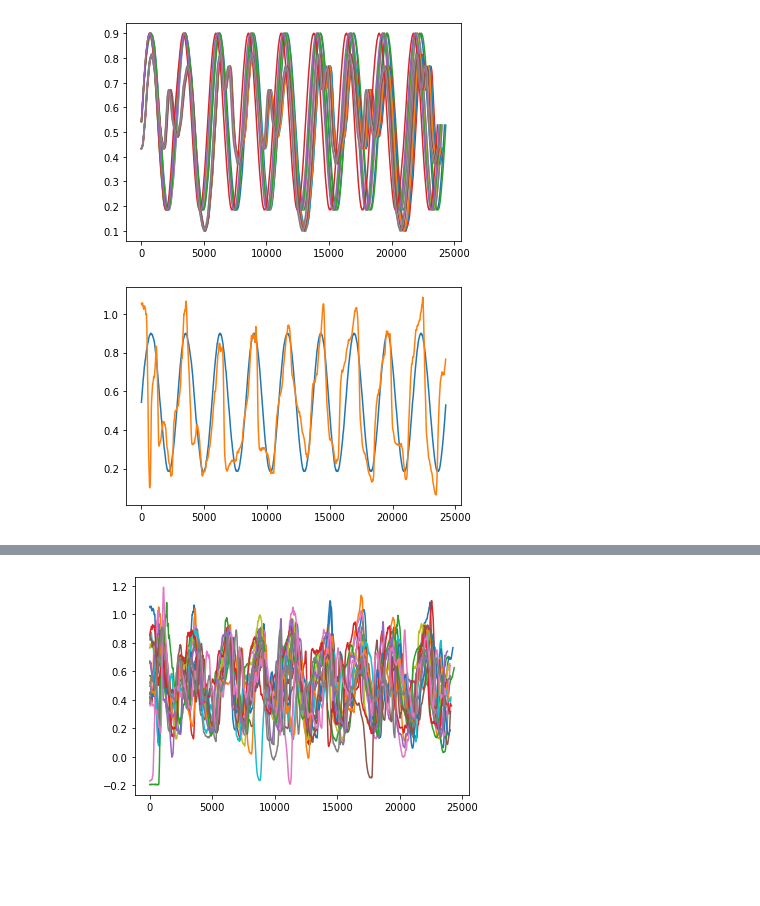
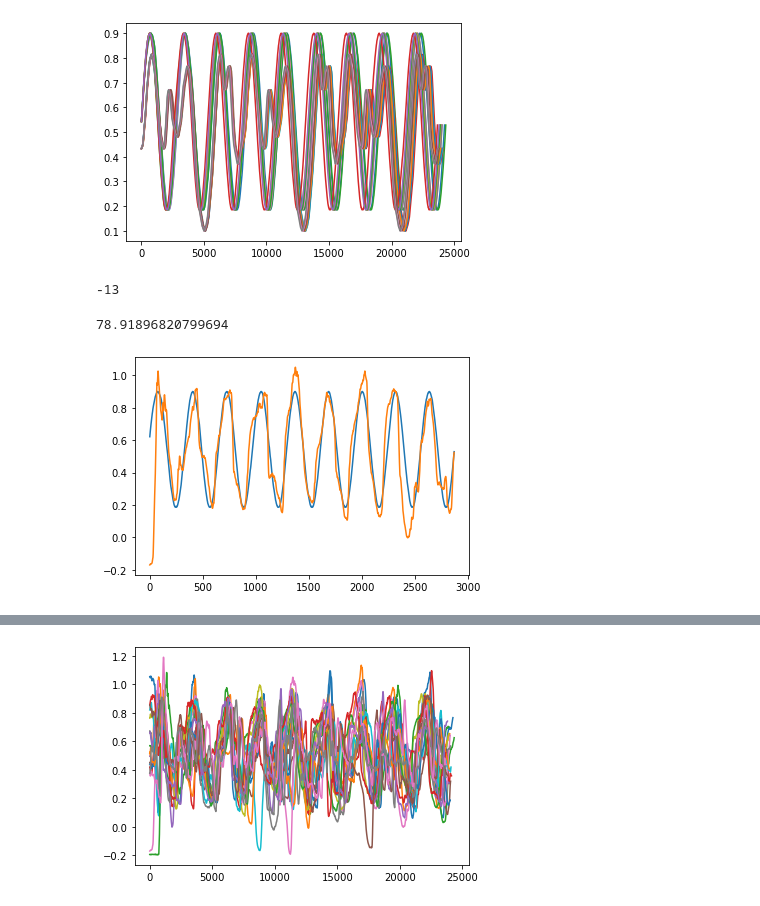
Before and after one commit to neuralabc/spft-java, a Jupyter notebook: spft/ComputingBxMetrics_testing.ipynb, the cells around one changed output, grey strips where cells are left out. Cells and saved outputs as stored; diff of their text form; code cells hidden in the pictures; blank space fills up the shorter version.

Commit message:
lag vals should now be correclty reported and snipped

```diff
--- a/spft/ComputingBxMetrics_testing.ipynb
+++ b/spft/ComputingBxMetrics_testing.ipynb
@@ -107,13 +107,6 @@ def score_spft_data(data,device_idx=0,description = "e.g., right hand performanc
     for_time_all = np.array(for_resp['times'])
     for_vals_all = compute_normalized_force_response(np.array(for_resp['values']),MVC) #convert to normalized value for comparison
 
-    all_lag_xcorr_ms = []
-    all_lag_lstsq_ms = []
-    all_raw_rmse = []
-    all_raw_sse = []
-    all_rmse = []
-    all_sse = []
-
     res = {} #results dictionary
     for key in data.keys():
         if not (key in exclude_meta_keys):
@@ -179,7 +172,7 @@ def score_spft_data(data,device_idx=0,description = "e.g., right hand performanc
             # ref_vals_interp = interp1d(ref_time,ref_vals,kind='cubic')(for_time) #does not seem to make a difference here
             trial_lag_xcorr = lag_calc(ref_vals_interp,for_vals_interp) #in samples
             time_per_interval = np.mean(np.diff(common_time)) #time, in ms
-            time_std_per_interval = np.std(np.diff(common_time)) #time, in ms
+            # time_std_per_interval = np.std(np.diff(common_time)) #time, in ms
             trial_lag_xcorr_ms = trial_lag_xcorr*time_per_interval
             common_time = common_time - common_time[0] #zero time so that our plots start at 0
             trial_lag_ms = lag_calc_ms(common_time,ref_vals_interp,for_vals_interp) #alternative way, not sure if this is correct in the end
@@ -189,15 +182,17 @@ def score_spft_data(data,device_idx=0,description = "e.g., right hand performanc
             trial_rmse = np.sqrt(np.mean((ref_vals_interp-for_vals_interp)**2)) #root mean squared error
             trial_sse = ((ref_vals_interp-for_vals_interp)**2).sum()
 
+            # if (block_idx == 2) and (trial_idx == 4):
+            #     return ref_vals_interp,for_vals_interp,trial_lag_xcorr,time_per_interval
 
             # we now take the aligned vectors, snip the parts that we do not have data for, and compare to compute our lag-aligned version
             if trial_lag_xcorr >0: #we have a lag (i.e., the force comes after the reference)
                 snipped_for_vals = for_vals_interp[trial_lag_xcorr:]
-                snipped_ref_vals = ref_vals_interp[0:trial_lag_xcorr*-1]
+                snipped_ref_vals = ref_vals_interp[0:-trial_lag_xcorr]
                 # snipped_for_time = for_time[trial_lag_xcorr:]
             elif trial_lag_xcorr <0: #force preceded the reference
-                snipped_for_vals = for_vals_interp[0:trial_lag_xcorr*-1]
-                snipped_ref_vals = ref_vals_interp[trial_lag_xcorr:]
+                snipped_for_vals = for_vals_interp[0:trial_lag_xcorr]
+                snipped_ref_vals = ref_vals_interp[trial_lag_xcorr*-1:]
                 # snipped_for_time = for_time[0:trial_lag_xcorr*-1]
             elif trial_lag_xcorr == 0:
                 snipped_for_vals = for_vals_interp
@@ -313,8 +375,18 @@ for idx in range(len(res['trial_data']['ref_interp'])):
+# %%
+# idx =0
+# idx=16
+idx=6
+lag_calc(res['trial_data']['ref_interp'][idx],res['trial_data']['for_interp'][idx])
+# %% [output]
+-13
 # %%
-for idx in range(1):
-    plt.plot(res['trial_data']['ref_time_raw'][idx]-res['trial_data']['ref_time_raw'][idx].min(),res['trial_data']['ref_raw'][idx])
-for idx in range(1):
-    plt.plot(res['trial_data']['for_time_raw'][idx]-res['trial_data']['for_time_raw'][idx].min(),res['trial_data']['for_raw'][idx])
+for idx in [idx]:
+    plt.plot(res['trial_data']['ref_interp_snipped'][idx])
+for idx in [idx]:
+    plt.plot(res['trial_data']['for_interp_snipped'][idx])
+
+print(np.sum((res['trial_data']['ref_interp_snipped'][idx]-res['trial_data']['for_interp_snipped'][idx])**2))
 # %% [output]
+78.91896820799694
-[figure, old version]
+[figure, new version]
 # %%
```
Also changed, not shown: parts of 6 cells of this notebook, 2 other files.
